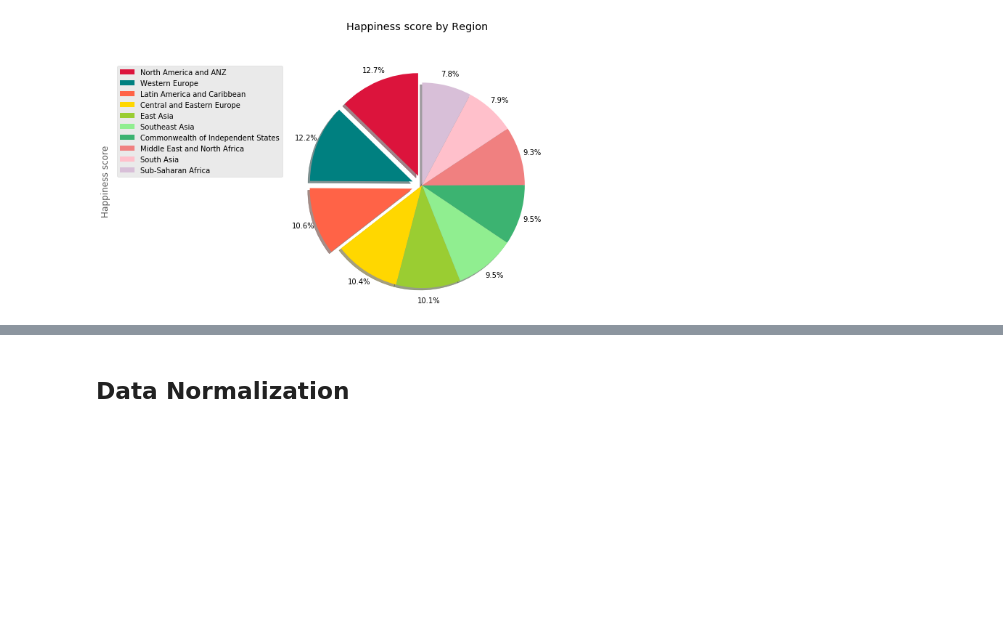
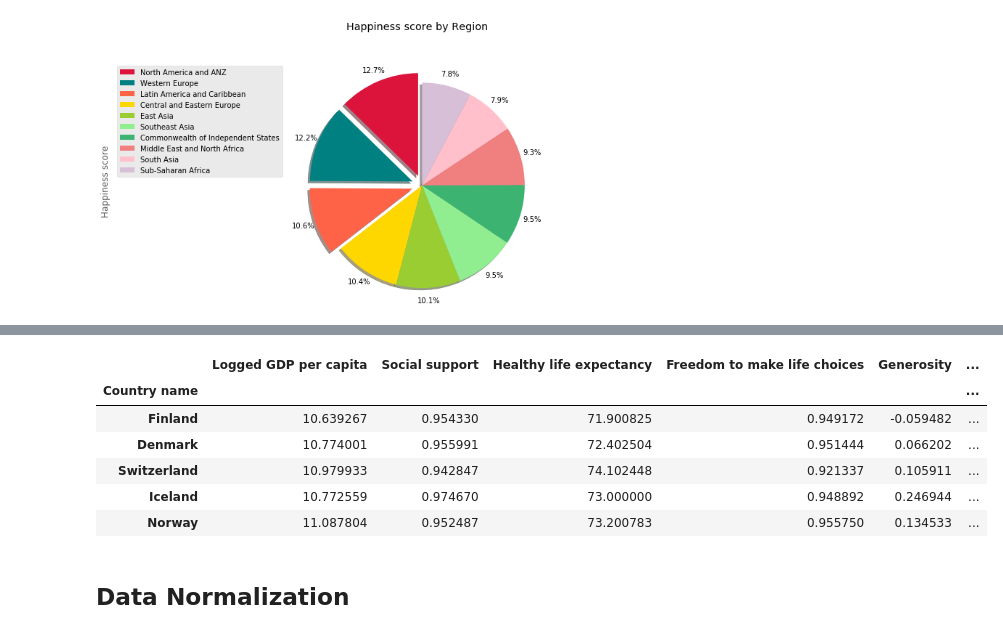
Before and after one commit to Ai-syss/Capstone, a Jupyter notebook: Capstone.ipynb, the cells around one changed output, grey strips where cells are left out. Cells and saved outputs as stored; diff of their text form; code cells hidden in the pictures; blank space fills up the shorter version.

```diff
--- a/Capstone.ipynb
+++ b/Capstone.ipynb
@@ -220,6 +240,14 @@ line
 # %%
-dat=line.drop(columns=['Regional indicator','Ladder score'])
+dat=line.drop(columns=['Regional indicator','Happiness score'])
 dat
+# %% [output]
+|  | Logged GDP per capita | Social support | Healthy life expectancy | Freedom to make life choices | Generosity | ... |
+| Country name |  |  |  |  |  | ... |
+| Finland | 10.639267 | 0.954330 | 71.900825 | 0.949172 | -0.059482 | ... |
+| Denmark | 10.774001 | 0.955991 | 72.402504 | 0.951444 | 0.066202 | ... |
+| Switzerland | 10.979933 | 0.942847 | 74.102448 | 0.921337 | 0.105911 | ... |
+| Iceland | 10.772559 | 0.974670 | 73.000000 | 0.948892 | 0.246944 | ... |
+| Norway | 11.087804 | 0.952487 | 73.200783 | 0.955750 | 0.134533 | ... |
 # %% [markdown]
 ## Data Normalization
 # %%
```
Also changed, not shown: parts of 21 cells of this notebook.
